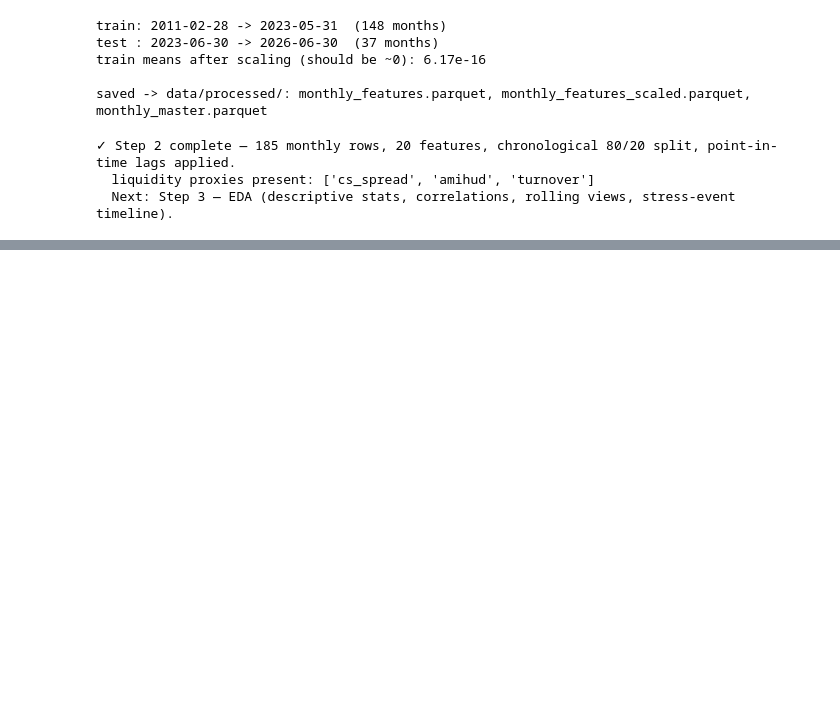
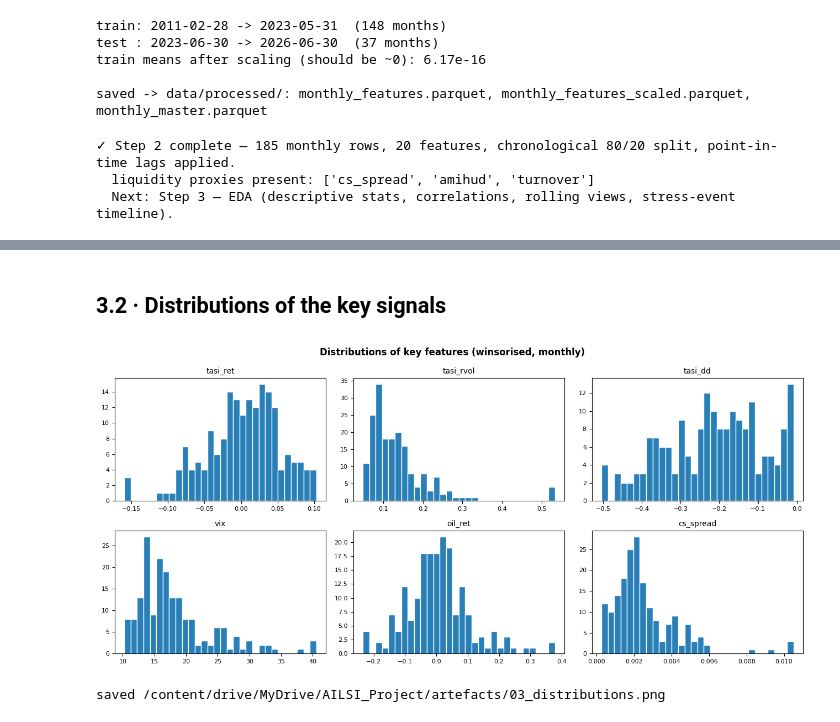
Before and after one commit to Muhfaden/ailsi-tasi, a Jupyter notebook: AILSI_Project.ipynb, the cells around one changed output, grey strips where cells are left out. Drawn from its saved outputs; the diff is of its cells as text; code cells hidden in the pictures; blank space fills up the shorter version.

```diff
--- a/AILSI_Project.ipynb
+++ b/AILSI_Project.ipynb
@@ -782,0 +824,16 @@ print("  Next: Step 3 — EDA (descriptive stats, correlations, rolling views, s
+# %% [markdown]
+## 3.2 · Distributions of the key signals
+# %%
+key = [c for c in ["tasi_ret", "tasi_rvol", "tasi_dd", "vix", "oil_ret", "cs_spread"] if c in f_w]
+fig, axes = plt.subplots(2, 3, figsize=(13, 6))
+for ax, col in zip(axes.ravel(), key):
+    ax.hist(f_w[col].dropna(), bins=30, color="#2980b9", edgecolor="white")
+    ax.set_title(col, fontsize=10); ax.tick_params(labelsize=8)
+fig.suptitle("Distributions of key features (winsorised, monthly)", fontweight="bold")
+fig.tight_layout()
+fig.savefig(ARTEFACT_DIR / "03_distributions.png", dpi=120, bbox_inches="tight")
+plt.show()
+print("saved", ARTEFACT_DIR / "03_distributions.png")
+# %% [output]
+[figure, added]
+saved /content/drive/MyDrive/AILSI_Project/artefacts/03_distributions.png
```
Also changed, not shown: parts of 25 cells of this notebook.
